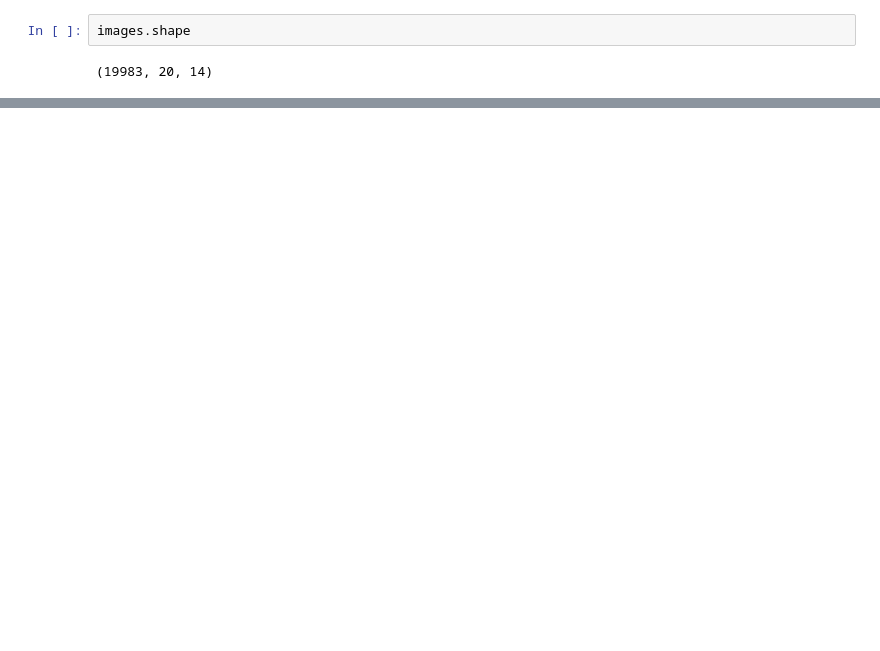
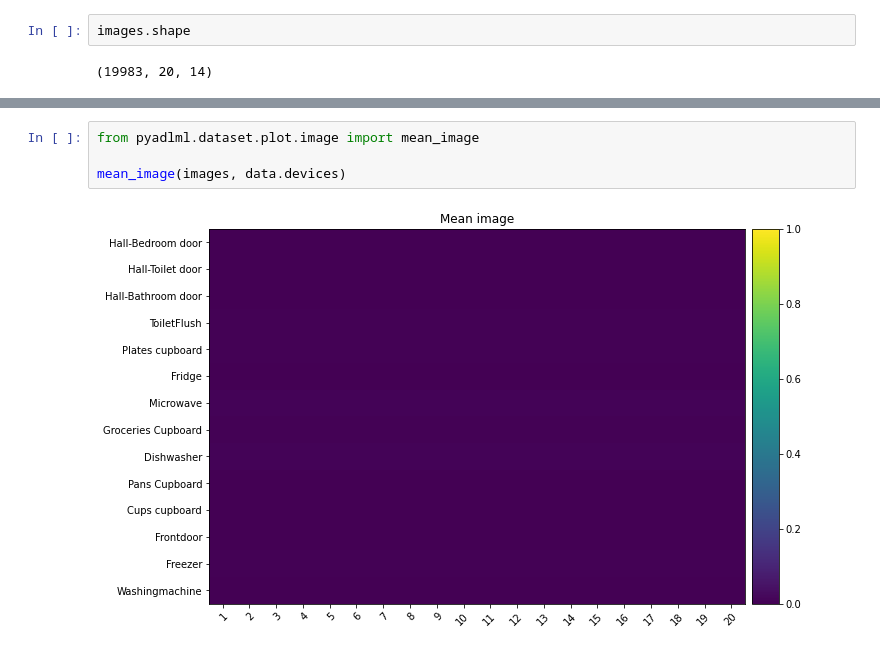
Before and after one commit to tcsvn/pyadlml, a Jupyter notebook: notebooks/kasteren.ipynb, the cells around one changed output, grey strips where cells are left out. Saved outputs shown, nothing was run; the diff lists cells and outputs as text; blank space fills up the shorter version.

```diff
--- a/notebooks/kasteren.ipynb
+++ b/notebooks/kasteren.ipynb
@@ -581,0 +589,6 @@ mean_image_per_activity(X, y, data.devices)
+# %%
+from pyadlml.dataset.plot.image import mean_image
+
+mean_image(images, data.devices)
+# %% [output]
+[figure, added]
```
Also changed, not shown: parts of 16 cells of this notebook, 2 other files.
